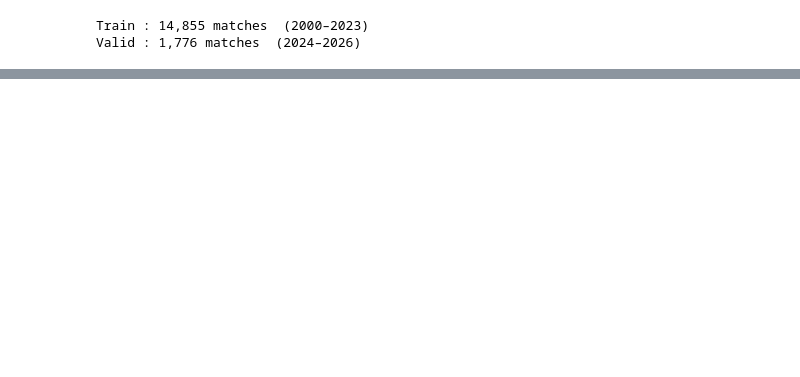
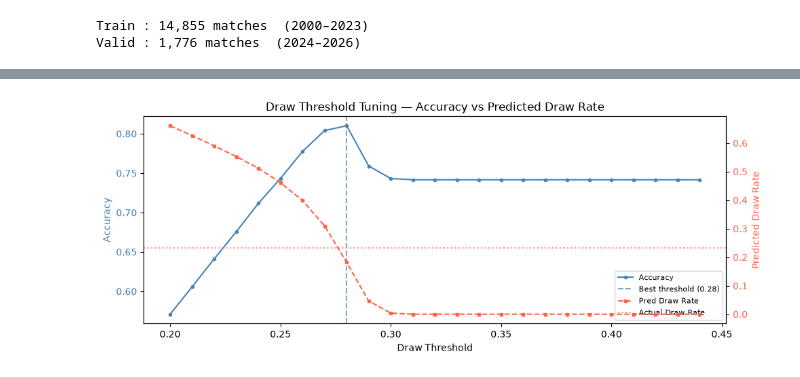
Before and after one commit to samithcsachi/World-Cup-Intelligence-Platform-2026, a Jupyter notebook: notebooks/04_poisson_model.ipynb, the cells around one changed output, grey strips where cells are left out. Drawn from its saved outputs; the diff is of its cells as text; code cells hidden in the pictures; blank space fills up the shorter version.

```diff
--- a/notebooks/04_poisson_model.ipynb
+++ b/notebooks/04_poisson_model.ipynb
@@ -106,0 +258,11 @@ X_valid_scaled = scaler.transform(X_valid)
+# %%
+def predict_outcome(p_home: float, p_draw: float, p_away: float,
+                    draw_threshold: float = 0.28) -> int:
+    """
+    0 = Home Win, 1 = Draw, 2 = Away Win
+    If draw probability exceeds threshold → predict draw.
+    Otherwise take argmax of home/away.
+    """
+    if p_draw >= draw_threshold:
+        return 1
+    return 0 if p_home >= p_away else 2
@@ -106,0 +398,30 @@ X_valid_scaled = scaler.transform(X_valid)
+# %%
+
+fig, ax1 = plt.subplots(figsize=(10, 4))
+
+ax1.plot(df_thresh['threshold'], df_thresh['accuracy'],
+         color='steelblue', marker='o', markersize=3, label='Accuracy')
+ax1.axvline(best_thresh, color='steelblue', linestyle='--', alpha=0.7,
+            label=f'Best threshold ({best_thresh:.2f})')
+ax1.set_xlabel('Draw Threshold')
+ax1.set_ylabel('Accuracy', color='steelblue')
+ax1.tick_params(axis='y', labelcolor='steelblue')
+
+ax2 = ax1.twinx()
+ax2.plot(df_thresh['threshold'], df_thresh['pred_draw_rate'],
+         color='tomato', marker='s', markersize=3, linestyle='--', label='Pred Draw Rate')
+ax2.axhline((valid['result'] == 1).mean(), color='tomato', linestyle=':',
+            alpha=0.7, label='Actual Draw Rate')
+ax2.set_ylabel('Predicted Draw Rate', color='tomato')
+ax2.tick_params(axis='y', labelcolor='tomato')
+
+lines1, labels1 = ax1.get_legend_handles_labels()
+lines2, labels2 = ax2.get_legend_handles_labels()
+ax1.legend(lines1 + lines2, labels1 + labels2, loc='lower right', fontsize=8)
+
+plt.title('Draw Threshold Tuning — Accuracy vs Predicted Draw Rate')
+plt.tight_layout()
+plt.savefig(f'{FIGURE_DIR}/poisson_threshold_tuning.png', dpi=150)
+plt.show()
+# %% [output]
+[figure, added]
```
Also changed, not shown: parts of 22 cells of this notebook.
